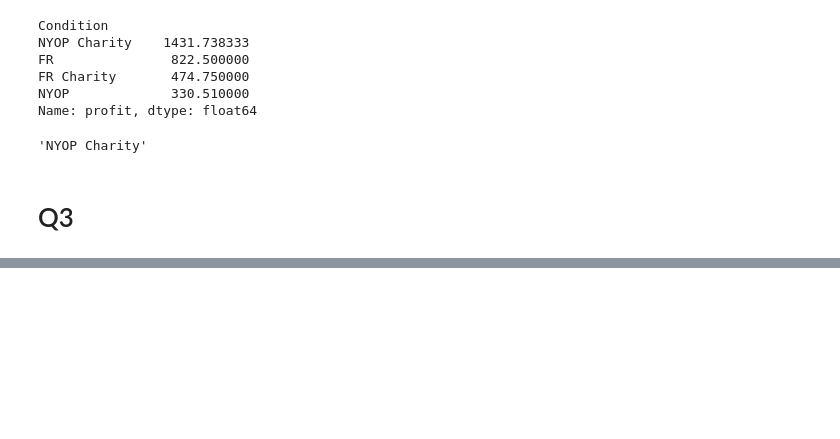
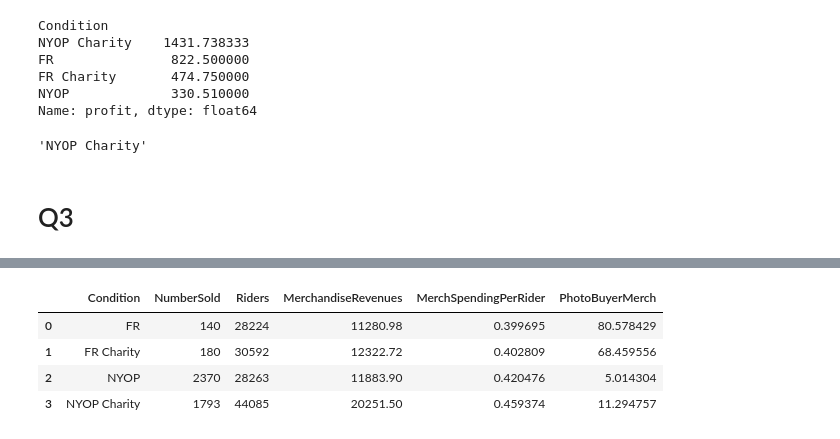
Before and after one commit to rsm-roguchi/Case2, a Jupyter notebook: case.ipynb, the cells around one changed output, grey strips where cells are left out. Saved outputs shown, nothing was run; the diff lists cells and outputs as text; code cells hidden in the pictures; blank space fills up the shorter version.

```diff
--- a/case.ipynb
+++ b/case.ipynb
@@ -408,0 +408,3 @@ avg_merch_revenue_per_rider
+# %%
+grouped_sales = sales_dat.groupby('Condition').sum().reset_index()
+grouped_sales
@@ -408,0 +417,10 @@ avg_merch_revenue_per_rider
+# %%
+grouped_sales['MerchSpendingPerRider'] = grouped_sales['MerchandiseRevenues'] / grouped_sales['Riders']
+grouped_sales['PhotoBuyerMerch'] = grouped_sales['MerchandiseRevenues'] / grouped_sales['NumberSold']
+grouped_sales
+# %% [output]
+|  | Condition | NumberSold | Riders | MerchandiseRevenues | MerchSpendingPerRider | PhotoBuyerMerch |
+| 0 | FR | 140 | 28224 | 11280.98 | 0.399695 | 80.578429 |
+| 1 | FR Charity | 180 | 30592 | 12322.72 | 0.402809 | 68.459556 |
+| 2 | NYOP | 2370 | 28263 | 11883.90 | 0.420476 | 5.014304 |
+| 3 | NYOP Charity | 1793 | 44085 | 20251.50 | 0.459374 | 11.294757 |
```
Also changed, not shown: parts of 25 cells of this notebook.
